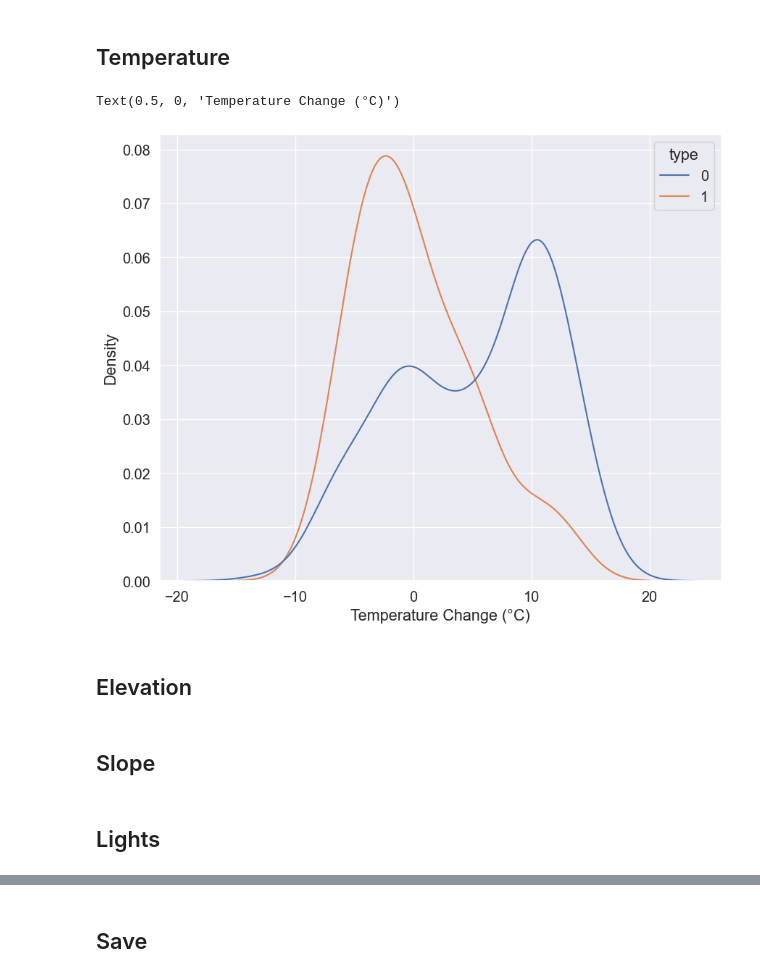
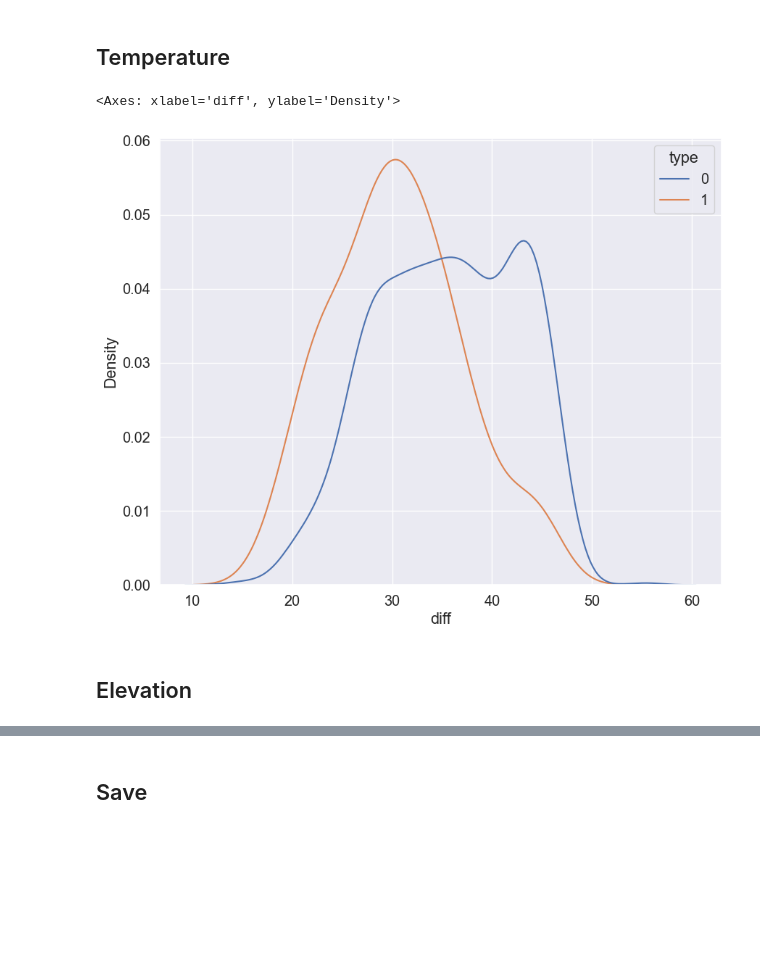
Before and after one commit to RodolfoFigueroa/belo_horizonte, a Jupyter notebook: main.ipynb, the cells around one changed output, grey strips where cells are left out. Saved outputs shown, nothing was run; the diff lists cells and outputs as text; code cells hidden in the pictures; blank space fills up the shorter version.

```diff
--- a/main.ipynb
+++ b/main.ipynb
@@ -20,20 +32,6 @@ data_path = Path(os.environ["DATA_PATH"])
 # %% [markdown]
 # Bounds
 # %%
-df_bounds = (
-    gpd.read_file(
-        data_path / "Areas de intervencion" / "Mancha Urbana" / "MANCHA_URBANA_2018",
-    )
-    .pipe(lambda df: df.to_crs(df.estimate_utm_crs()))
-    .explode()
-    .assign(area=lambda df: df["geometry"].area)
-    .sort_values("area", ascending=False)
-    .head(1)
-    .assign(geometry=lambda df: df["geometry"].simplify(10))
-    .filter(["geometry"])
-    .to_crs("EPSG:4326")
-)
-
-bounds_ee = geemap.geopandas_to_ee(df_bounds).first().geometry()
+bounds_ee = load_bounds(data_path)
 # %% [markdown]
 # Temperature
@@ -108,0 +149,9 @@ Map(center=[-19.9207, -43.9378], controls=(WidgetControl(options=['position', 't
+# %%
+canopy_mask = (
+    ee.image.Image("projects/ee-ursa-test/assets/belo_horizonte/height_3")
+    .divide(900)
+    .clamp(0, 1)
+    .lt(0.25)
+    .add(1)
+    .rename(["type"])
+)
@@ -111,20 +173,22 @@ Map(center=[-19.9207, -43.9378], controls=(WidgetControl(options=['position', 't
 # %% [markdown]
 ## Points
 # %%
+# 1: treatment 2: control
+
 df_samples = (
     ee.data.computeFeatures(
         {
             "expression": ee.image.Image.constant(1)
-            .addBands(green_and_brown)
+            .addBands(canopy_mask)
             .stratifiedSample(
-                numPoints=100,
+                numPoints=200,
                 classBand="type",
                 region=bounds_ee,
                 scale=30,
                 geometries=True,
                 seed=42,
                 classValues=[2],
-                classPoints=[500],
+                classPoints=[5000],
             ),
             "fileFormat": "GEOPANDAS_GEODATAFRAME",
         },
@@ -147,7 +211,8 @@ start_end_temps = (
     ee.data.computeFeatures(
         {
             "expression": lst.select(["b2000", "b2019"]).sampleRegions(
-                col_samples, scale=30,
+                col_samples,
+                scale=30,
             ),
             "fileFormat": "GEOPANDAS_GEODATAFRAME",
         },
@@ -161,11 +226,15 @@ df_samples = df_samples.drop(columns=["start_temp", "end_temp"], errors="ignore"
     start_end_temps,
 )
 # %%
-sns.kdeplot(df_samples.assign(diff=lambda df: df["end_temp"] - df["start_temp"]), x="diff", hue="type", common_norm=False)
-plt.xlabel("Temperature Change (°C)")
+sns.kdeplot(
+    df_samples.assign(diff=lambda df: df["end_temp"]),
+    x="diff",
+    hue="type",
+    common_norm=False,
+)
 # %% [output]
-Text(0.5, 0, 'Temperature Change (°C)')
+<Axes: xlabel='diff', ylabel='Density'>
-[figure, old version]
+[figure, new version]
 # %% [markdown]
 ## Elevation
 # %%
@@ -191,2 +247,0 @@ df_samples = df_samples.assign(elevation=joined)
-# %% [markdown]
-## Slope
@@ -198,2 +247,0 @@ with rio.open(data_path / "Ide_bhgeo_mosaico-declividade_curva_nivel_2015.tif")
-# %% [markdown]
-## Lights
```
Also changed, not shown: parts of 26 cells of this notebook, 10 other files.
